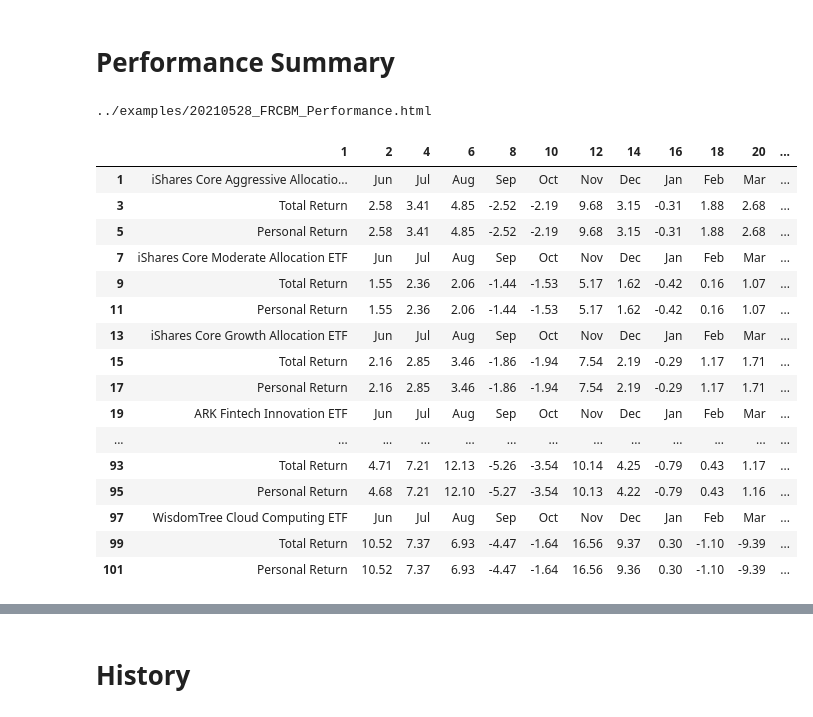
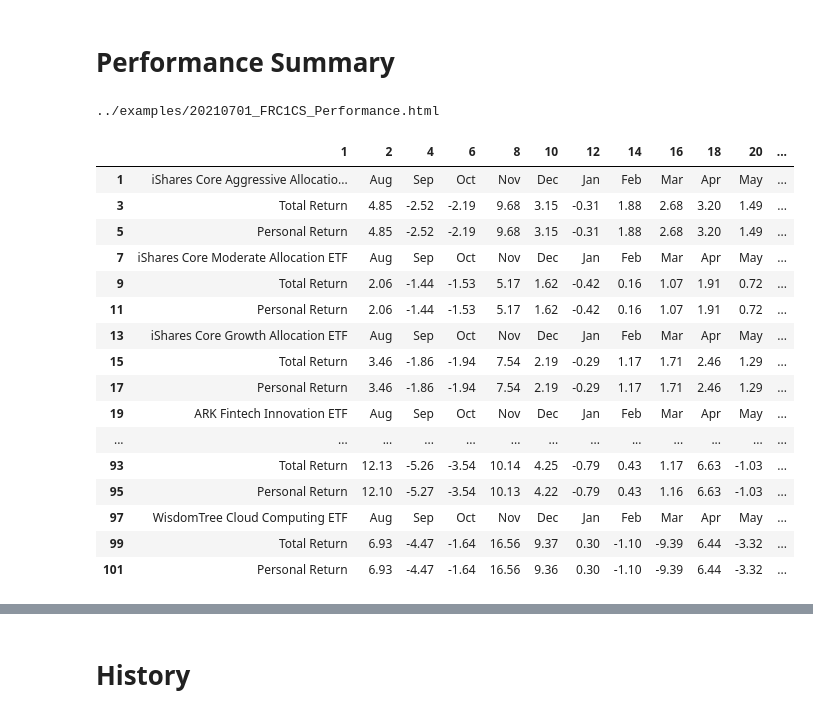
Before and after one commit to stan1eycc/investor-toolbox, a Jupyter notebook: notebooks/ms_parser.ipynb, the cells around one changed output, grey strips where cells are left out. Saved outputs shown, nothing was run; the diff lists cells and outputs as text; code cells hidden in the pictures.

```diff
--- a/notebooks/ms_parser.ipynb
+++ b/notebooks/ms_parser.ipynb
@@ -210,55 +210,88 @@ Timestamp :  09-Jun-2021 (10:50:45.136927)
 # %% [markdown]
 # Performance Summary
+# %%
+# div id='ctl00_ctl00_ctl00_BodyRegion_BodyRegion_BodyRegion_content'
+
+# Configuration
+bm_url = '../examples/20210701_FRCBM_Performance.html'
+#pf_url = '../examples/20210701_FRC1CS_Performance.html'
+pf_url = '../examples/20210701_FRC2TD_Performance.html'
+
+pf_month = 'Jun'
+
+bm_1 = 'SPDRÂ® S&P 500 ETF Trust'
+bm_1_t = 'SPY'
+#bm_2 = 'ARK Next Generation Internet ETF'
+#bm_2_t = 'ARKW'
+bm_2 = 'ARK Innovation ETF'
+bm_2_t = 'ARKK'
+
+#Result formats
+summary_format = {
+    'Month': '{:,.2%}'.format,
+    'YTD': '{:,.2%}'.format,
+    bm_1_t: '{:,.2%}'.format,
+    bm_1_t+' YTD': '{:,.2%}'.format,
+    'vs '+bm_1_t: '{:,.2%}'.format,
+    'vs '+bm_1_t+' YTD': '{:,.2%}'.format,
+    bm_2_t: '{:,.2%}'.format,
+    bm_2_t+' YTD': '{:,.2%}'.format,
+    'vs '+bm_2_t: '{:,.2%}'.format,
+    'vs '+bm_2_t+' YTD': '{:,.2%}'.format,
+    'Return': '{:,.2%}'.format
+}
 # %%
+# div id='ctl00_ctl00_ctl00_BodyRegion_BodyRegion_BodyRegion_content'
+
 # Get hodling details results
-url = '../examples/20210528_FRCBM_Performance.html'
+#bm_url = '../examples/20210701_FRCBM_Performance.html'
 
-df_list = pd.read_html(url)
+df_list = pd.read_html(bm_url)
 
 print(url)
 #print(len(df_list))
 
 df = df_list[9]
 df = df.dropna(how='all',axis='columns')
 df = df.dropna(how='all')
 df = df.dropna(how='any',axis='columns')
 #mon_df = df.iloc[1:4,2:15]
 #print(mon_df.to_string(index=False,header=False))
 res_df = df
 #res_df
 
 #Get month names
 df = df_list[8]
 df = df.dropna(how='all',axis='columns')
 df = df.dropna(how='all')
 #df = df.dropna(how='any',axis='columns')
 #print(df.iloc[1,1])
 #df.iloc[0,]
 
 for i in list(range(0,len(res_df),3)):
     res_df.iloc[i,1:] = df.iloc[0,]
 
 #print(res_df.to_string(index=False,header=False))
 res_df
 # %% [output]
-../examples/20210528_FRCBM_Performance.html
+../examples/20210701_FRC1CS_Performance.html
 |  | 1 | 2 | 4 | 6 | 8 | 10 | 12 | 14 | 16 | 18 | 20 | ... |
-| 1 | iShares Core Aggressive Allocatio... | Jun | Jul | Aug | Sep | Oct | Nov | Dec | Jan | Feb | Mar | ... |
-| 3 | Total Return | 2.58 | 3.41 | 4.85 | -2.52 | -2.19 | 9.68 | 3.15 | -0.31 | 1.88 | 2.68 | ... |
-| 5 | Personal Return | 2.58 | 3.41 | 4.85 | -2.52 | -2.19 | 9.68 | 3.15 | -0.31 | 1.88 | 2.68 | ... |
-| 7 | iShares Core Moderate Allocation ETF | Jun | Jul | Aug | Sep | Oct | Nov | Dec | Jan | Feb | Mar | ... |
-| 9 | Total Return | 1.55 | 2.36 | 2.06 | -1.44 | -1.53 | 5.17 | 1.62 | -0.42 | 0.16 | 1.07 | ... |
-| 11 | Personal Return | 1.55 | 2.36 | 2.06 | -1.44 | -1.53 | 5.17 | 1.62 | -0.42 | 0.16 | 1.07 | ... |
-| 13 | iShares Core Growth Allocation ETF | Jun | Jul | Aug | Sep | Oct | Nov | Dec | Jan | Feb | Mar | ... |
-| 15 | Total Return | 2.16 | 2.85 | 3.46 | -1.86 | -1.94 | 7.54 | 2.19 | -0.29 | 1.17 | 1.71 | ... |
-| 17 | Personal Return | 2.16 | 2.85 | 3.46 | -1.86 | -1.94 | 7.54 | 2.19 | -0.29 | 1.17 | 1.71 | ... |
-| 19 | ARK Fintech Innovation ETF | Jun | Jul | Aug | Sep | Oct | Nov | Dec | Jan | Feb | Mar | ... |
+| 1 | iShares Core Aggressive Allocatio... | Aug | Sep | Oct | Nov | Dec | Jan | Feb | Mar | Apr | May | ... |
+| 3 | Total Return | 4.85 | -2.52 | -2.19 | 9.68 | 3.15 | -0.31 | 1.88 | 2.68 | 3.20 | 1.49 | ... |
+| 5 | Personal Return | 4.85 | -2.52 | -2.19 | 9.68 | 3.15 | -0.31 | 1.88 | 2.68 | 3.20 | 1.49 | ... |
+| 7 | iShares Core Moderate Allocation ETF | Aug | Sep | Oct | Nov | Dec | Jan | Feb | Mar | Apr | May | ... |
+| 9 | Total Return | 2.06 | -1.44 | -1.53 | 5.17 | 1.62 | -0.42 | 0.16 | 1.07 | 1.91 | 0.72 | ... |
+| 11 | Personal Return | 2.06 | -1.44 | -1.53 | 5.17 | 1.62 | -0.42 | 0.16 | 1.07 | 1.91 | 0.72 | ... |
+| 13 | iShares Core Growth Allocation ETF | Aug | Sep | Oct | Nov | Dec | Jan | Feb | Mar | Apr | May | ... |
+| 15 | Total Return | 3.46 | -1.86 | -1.94 | 7.54 | 2.19 | -0.29 | 1.17 | 1.71 | 2.46 | 1.29 | ... |
+| 17 | Personal Return | 3.46 | -1.86 | -1.94 | 7.54 | 2.19 | -0.29 | 1.17 | 1.71 | 2.46 | 1.29 | ... |
+| 19 | ARK Fintech Innovation ETF | Aug | Sep | Oct | Nov | Dec | Jan | Feb | Mar | Apr | May | ... |
 | ... | ... | ... | ... | ... | ... | ... | ... | ... | ... | ... | ... | ... |
-| 93 | Total Return | 4.71 | 7.21 | 12.13 | -5.26 | -3.54 | 10.14 | 4.25 | -0.79 | 0.43 | 1.17 | ... |
-| 95 | Personal Return | 4.68 | 7.21 | 12.10 | -5.27 | -3.54 | 10.13 | 4.22 | -0.79 | 0.43 | 1.16 | ... |
-| 97 | WisdomTree Cloud Computing ETF | Jun | Jul | Aug | Sep | Oct | Nov | Dec | Jan | Feb | Mar | ... |
-| 99 | Total Return | 10.52 | 7.37 | 6.93 | -4.47 | -1.64 | 16.56 | 9.37 | 0.30 | -1.10 | -9.39 | ... |
-| 101 | Personal Return | 10.52 | 7.37 | 6.93 | -4.47 | -1.64 | 16.56 | 9.36 | 0.30 | -1.10 | -9.39 | ... |
+| 93 | Total Return | 12.13 | -5.26 | -3.54 | 10.14 | 4.25 | -0.79 | 0.43 | 1.17 | 6.63 | -1.03 | ... |
+| 95 | Personal Return | 12.10 | -5.27 | -3.54 | 10.13 | 4.22 | -0.79 | 0.43 | 1.16 | 6.63 | -1.03 | ... |
+| 97 | WisdomTree Cloud Computing ETF | Aug | Sep | Oct | Nov | Dec | Jan | Feb | Mar | Apr | May | ... |
+| 99 | Total Return | 6.93 | -4.47 | -1.64 | 16.56 | 9.37 | 0.30 | -1.10 | -9.39 | 6.44 | -3.32 | ... |
+| 101 | Personal Return | 6.93 | -4.47 | -1.64 | 16.56 | 9.36 | 0.30 | -1.10 | -9.39 | 6.44 | -3.32 | ... |
 # %%
 # div id='ctl00_ctl00_ctl00_BodyRegion_BodyRegion_BodyRegion_content'
 
```
Also changed, not shown: parts of 7 cells of this notebook.
